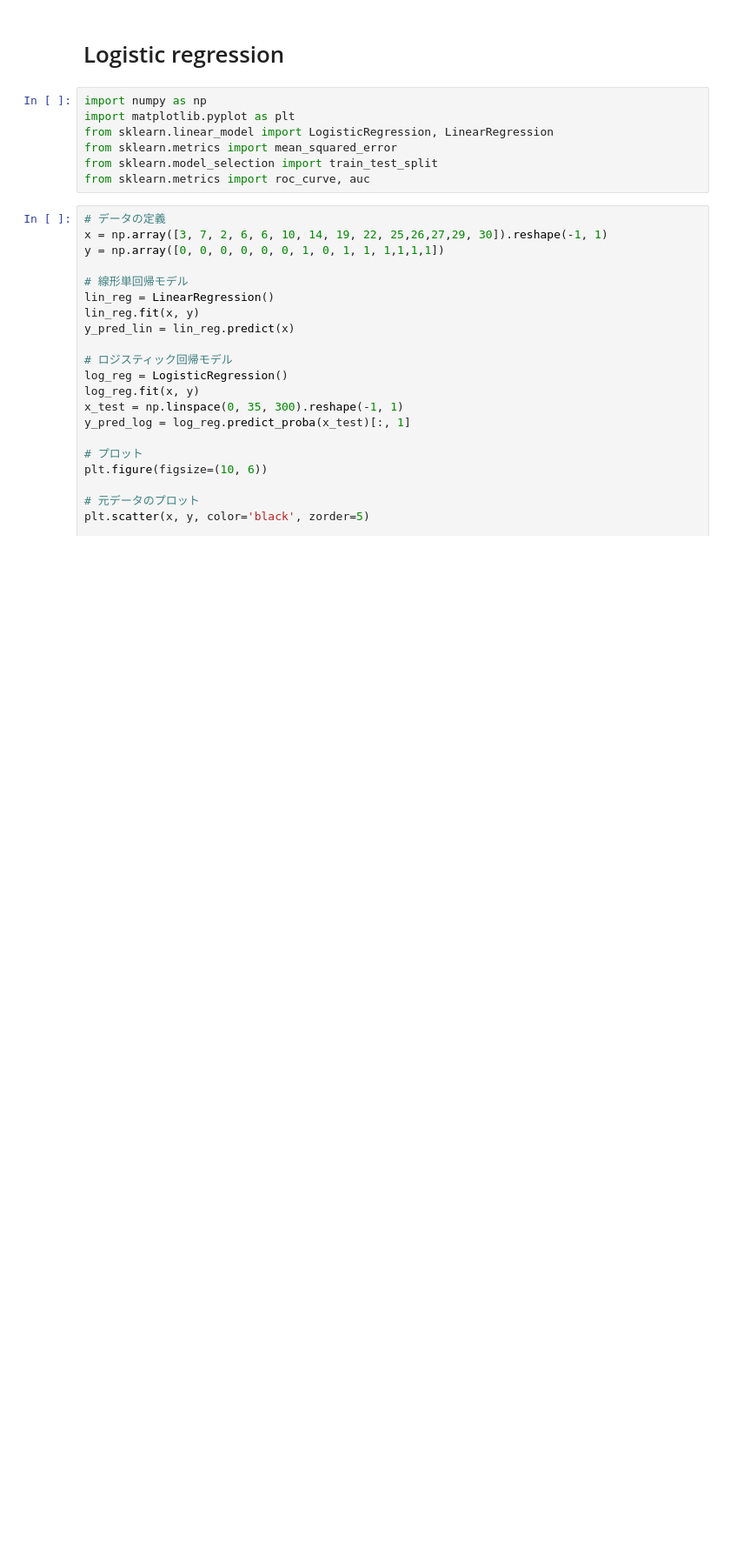
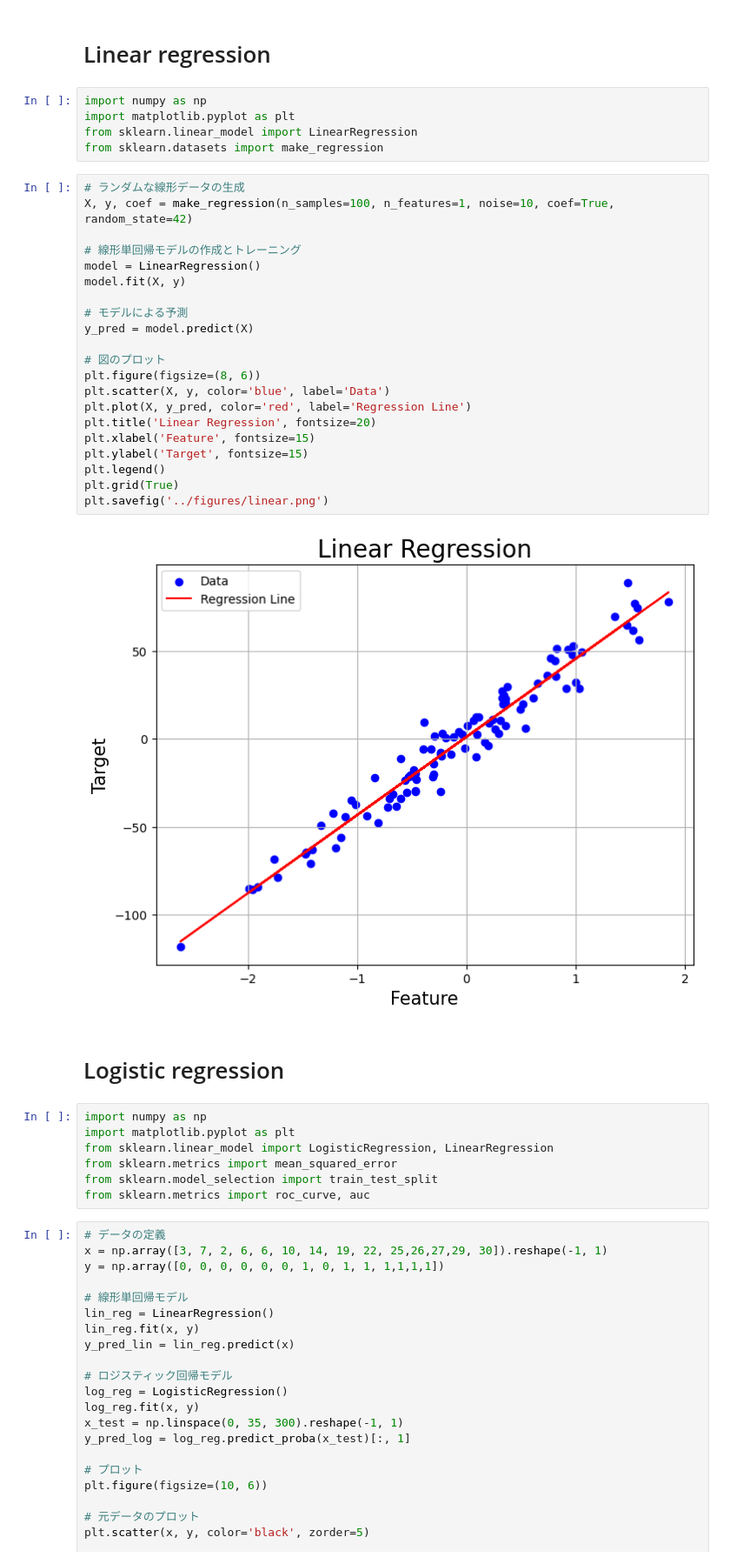
Before and after one commit to Yujingoto/EEG-Analysis, a Jupyter notebook: Math/Statistics/codes.ipynb, the cells around one changed output. Shown at 87% size. Drawn from its saved outputs; the diff is of its cells as text; blank space fills up the shorter version.

Commit message:
linear regression

```diff
--- a/Math/Statistics/codes.ipynb
+++ b/Math/Statistics/codes.ipynb
@@ -4,3 +4,33 @@
+# %% [markdown]
+# Linear regression
+# %%
+import numpy as np
+import matplotlib.pyplot as plt
+from sklearn.linear_model import LinearRegression
+from sklearn.datasets import make_regression
+# %%
+# ランダムな線形データの生成
+X, y, coef = make_regression(n_samples=100, n_features=1, noise=10, coef=True, random_state=42)
+
+# 線形単回帰モデルの作成とトレーニング
+model = LinearRegression()
+model.fit(X, y)
+
+# モデルによる予測
+y_pred = model.predict(X)
+
+# 図のプロット
+plt.figure(figsize=(8, 6))
+plt.scatter(X, y, color='blue', label='Data')
+plt.plot(X, y_pred, color='red', label='Regression Line')
+plt.title('Linear Regression', fontsize=20)
+plt.xlabel('Feature', fontsize=15)
+plt.ylabel('Target', fontsize=15)
+plt.legend()
+plt.grid(True)
+plt.savefig('../figures/linear.png')
+# %% [output]
+[figure, added]
 # %% [markdown]
 # Logistic regression
 # %%
```
Also changed, not shown: parts of 3 cells of this notebook, 3 other files.
